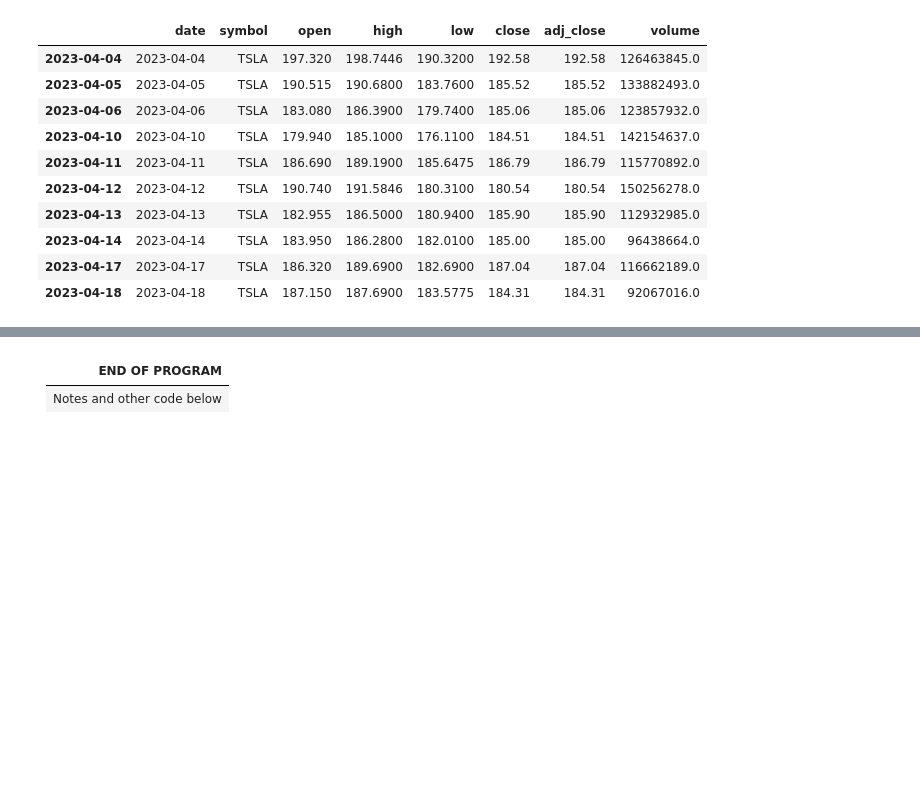
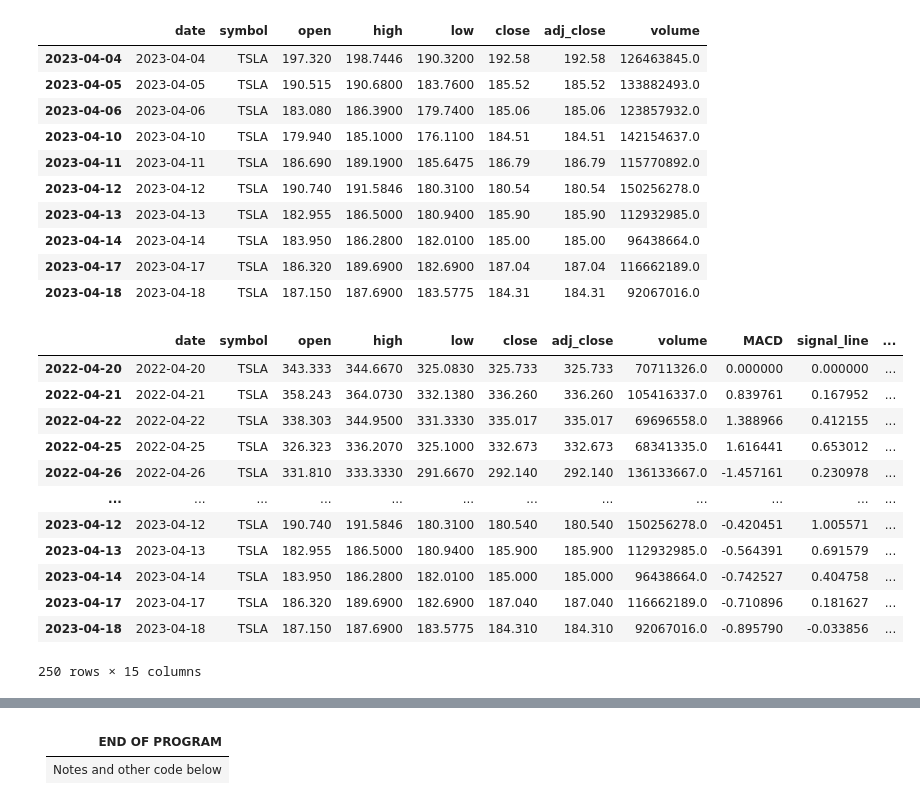
Before and after one commit to sudz4/trading-toolz, a Jupyter notebook: indicators.ipynb, the cells around one changed output, grey strips where cells are left out. Saved outputs shown, nothing was run; the diff lists cells and outputs as text; code cells hidden in the pictures; blank space fills up the shorter version.

```diff
--- a/indicators.ipynb
+++ b/indicators.ipynb
@@ -168,0 +175,17 @@ def RSI(data, period = 14, column='close'):
+# %%
+# show data
+df
+# %% [output]
+|  | date | symbol | open | high | low | close | adj_close | volume | MACD | signal_line | ... |
+| 2022-04-20 | 2022-04-20 | TSLA | 343.333 | 344.6670 | 325.0830 | 325.733 | 325.733 | 70711326.0 | 0.000000 | 0.000000 | ... |
+| 2022-04-21 | 2022-04-21 | TSLA | 358.243 | 364.0730 | 332.1380 | 336.260 | 336.260 | 105416337.0 | 0.839761 | 0.167952 | ... |
+| 2022-04-22 | 2022-04-22 | TSLA | 338.303 | 344.9500 | 331.3330 | 335.017 | 335.017 | 69696558.0 | 1.388966 | 0.412155 | ... |
+| 2022-04-25 | 2022-04-25 | TSLA | 326.323 | 336.2070 | 325.1000 | 332.673 | 332.673 | 68341335.0 | 1.616441 | 0.653012 | ... |
+| 2022-04-26 | 2022-04-26 | TSLA | 331.810 | 333.3330 | 291.6670 | 292.140 | 292.140 | 136133667.0 | -1.457161 | 0.230978 | ... |
+| ... | ... | ... | ... | ... | ... | ... | ... | ... | ... | ... | ... |
+| 2023-04-12 | 2023-04-12 | TSLA | 190.740 | 191.5846 | 180.3100 | 180.540 | 180.540 | 150256278.0 | -0.420451 | 1.005571 | ... |
+| 2023-04-13 | 2023-04-13 | TSLA | 182.955 | 186.5000 | 180.9400 | 185.900 | 185.900 | 112932985.0 | -0.564391 | 0.691579 | ... |
+| 2023-04-14 | 2023-04-14 | TSLA | 183.950 | 186.2800 | 182.0100 | 185.000 | 185.000 | 96438664.0 | -0.742527 | 0.404758 | ... |
+| 2023-04-17 | 2023-04-17 | TSLA | 186.320 | 189.6900 | 182.6900 | 187.040 | 187.040 | 116662189.0 | -0.710896 | 0.181627 | ... |
+| 2023-04-18 | 2023-04-18 | TSLA | 187.150 | 187.6900 | 183.5775 | 184.310 | 184.310 | 92067016.0 | -0.895790 | -0.033856 | ... |
+250 rows × 15 columns
```
Also changed, not shown: parts of 2 cells of this notebook.
